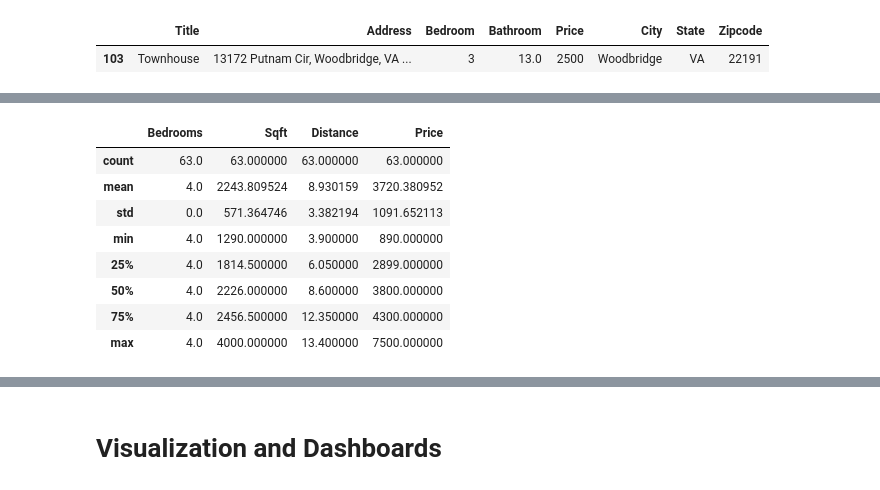
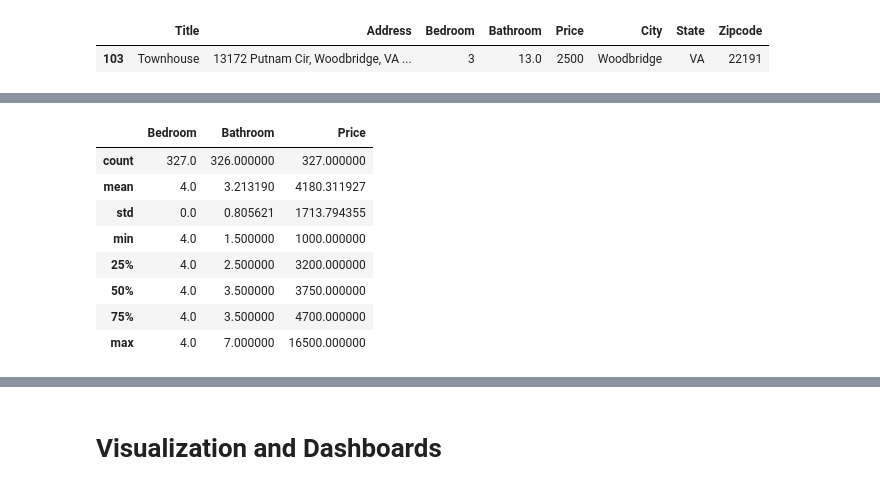
Before and after one commit to jenjen0233/Rentals-Analysis, a Jupyter notebook: homes_scraping.ipynb, the cells around one changed output, grey strips where cells are left out. Drawn from its saved outputs; the diff is of its cells as text; code cells hidden in the pictures.

```diff
--- a/homes_scraping.ipynb
+++ b/homes_scraping.ipynb
@@ -1197,10 +1179,12 @@ mclean.to_csv('mclean.csv')
 # %%
 path = '/Users/jenniferma/Desktop/rentals/data/'
 # %%
+# you would not want to run the scraping scripts if you already ran and saved the data. Just upload the files:
 fairfax_county_va = pd.read_csv(path + 'fairfaxcountyVA.csv', index_col=[0])  # index col = [0] to ignore the index col in the csv files
 arlington = pd.read_csv(path +'arlington.csv', index_col=[0])
 dc = pd.read_csv(path + 'dc.csv', index_col=[0])
-#prince_william = pd.read_csv(path + 'prince_william.csv', index_col=[0])
+prince_william = pd.read_csv(path + 'prince_william.csv', index_col=[0])
+mclean = pd.read_csv(path + 'mclean.csv', index_col=[0])
 # %%
 # merge all the dataframe in one
 rentals = pd.concat([fairfax_county_va, arlington, dc, prince_william, mclean])
@@ -1388,3 +1380,5 @@ rentals[rentals['Bathroom'] == 13]
 # %% [output]
 |  | Title | Address | Bedroom | Bathroom | Price | City | State | Zipcode |
 | 103 | Townhouse | 13172 Putnam Cir, Woodbridge, VA ... | 3 | 13.0 | 2500 | Woodbridge | VA | 22191 |
+# %%
+rentals = rentals[rentals['Bathroom'] != 13]
@@ -1415,4 +1414 @@ Bedroom
 Name: count, dtype: int64
-# %%
-# convert Price, Bedroom, Bathroom to float
-rentals[['Price', 'Bedroom', 'Bathroom']] = rentals[['Price', 'Bedroom', 'Bathroom']].apply(pd.to_numeric, errors='coerce')
@@ -1537,14 +1580,14 @@ sns.distplot(df_3br['Price']);
 # %%
-df_4br = df[df.Bedrooms == 4]
+df_4br = rentals[rentals.Bedroom == 4]
 df_4br.describe()
 # %% [output]
-|  | Bedrooms | Sqft | Distance | Price |
-| count | 63.0 | 63.000000 | 63.000000 | 63.000000 |
-| mean | 4.0 | 2243.809524 | 8.930159 | 3720.380952 |
-| std | 0.0 | 571.364746 | 3.382194 | 1091.652113 |
-| min | 4.0 | 1290.000000 | 3.900000 | 890.000000 |
-| 25% | 4.0 | 1814.500000 | 6.050000 | 2899.000000 |
-| 50% | 4.0 | 2226.000000 | 8.600000 | 3800.000000 |
-| 75% | 4.0 | 2456.500000 | 12.350000 | 4300.000000 |
-| max | 4.0 | 4000.000000 | 13.400000 | 7500.000000 |
+|  | Bedroom | Bathroom | Price |
+| count | 327.0 | 326.000000 | 327.000000 |
+| mean | 4.0 | 3.213190 | 4180.311927 |
+| std | 0.0 | 0.805621 | 1713.794355 |
+| min | 4.0 | 1.500000 | 1000.000000 |
+| 25% | 4.0 | 2.500000 | 3200.000000 |
+| 50% | 4.0 | 3.500000 | 3750.000000 |
+| 75% | 4.0 | 3.500000 | 4700.000000 |
+| max | 4.0 | 7.000000 | 16500.000000 |
 # %%
```
Also changed, not shown: parts of 64 cells of this notebook.
